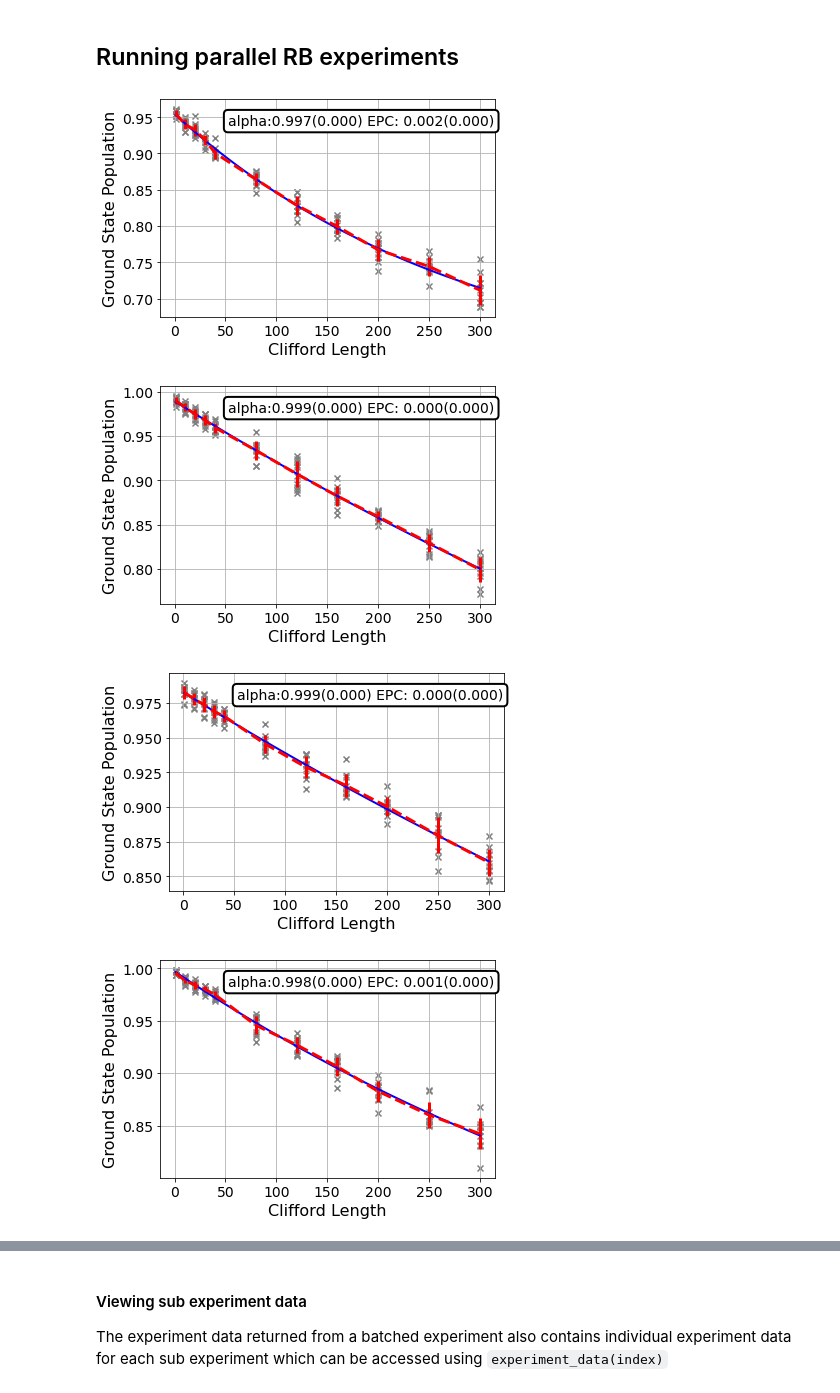
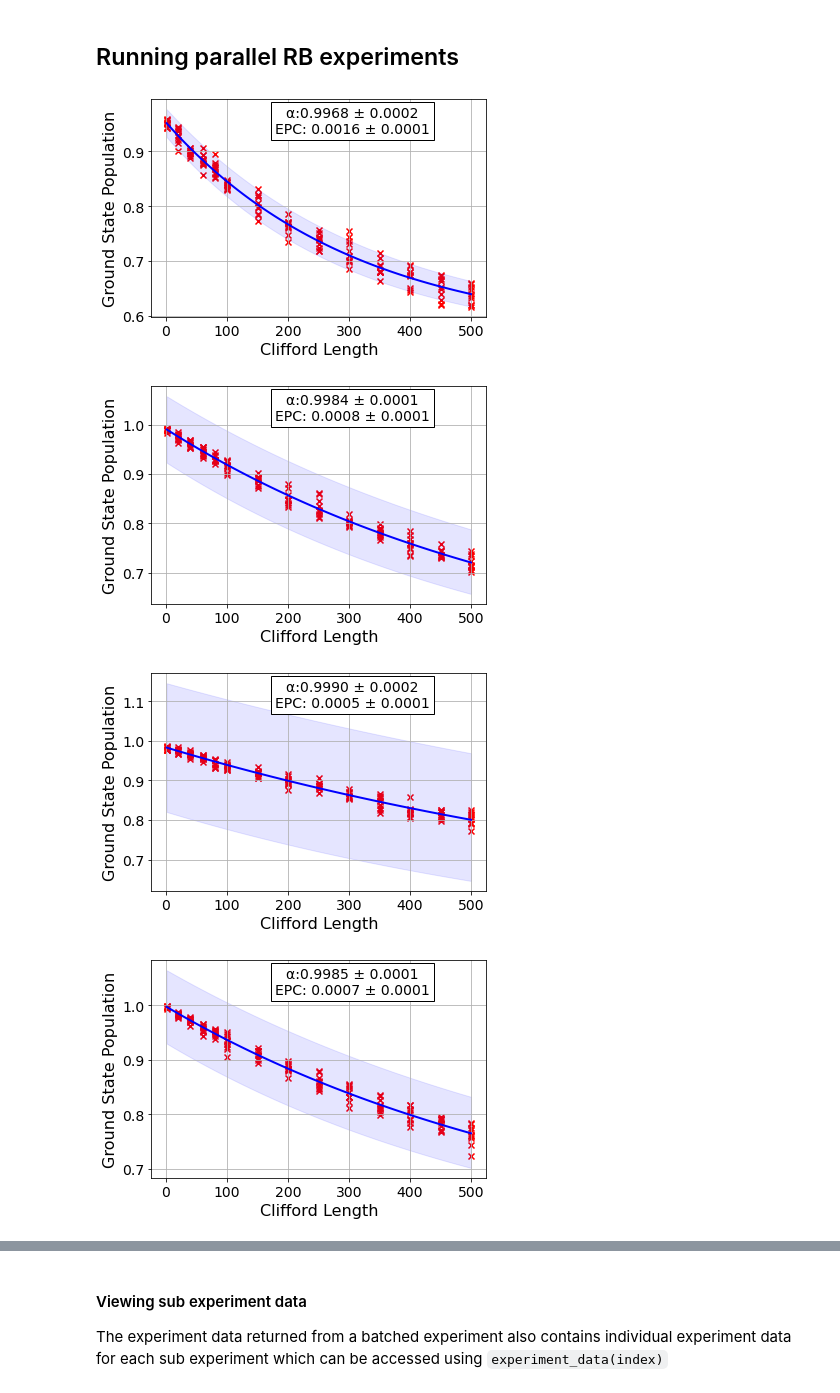
Before and after one commit to chriseclectic/qiskit-experiments, a Jupyter notebook: qiskit_experiments/randomized_benchmarking/rb_example.ipynb, the cells around one changed output, grey strips where cells are left out. Saved outputs shown, nothing was run; the diff lists cells and outputs as text; code cells hidden in the pictures.

Commit message:
Update RB to use curve fit analysis

```diff
--- a/qiskit_experiments/randomized_benchmarking/rb_example.ipynb
+++ b/qiskit_experiments/randomized_benchmarking/rb_example.ipynb
@@ -75,20 +79,20 @@ Last Analysis Result
 # %% [markdown]
 ## Running parallel RB experiments
 # %%
-lengths = [1, 10, 20, 30, 40, 80, 120, 160, 200, 250, 300]
+lengths = [1, 20, 40, 60, 80, 100, 150, 200, 250, 300, 350, 400, 450, 500]
 num_samples = 10
 seed1 = 1010
 
 exps = [rb.RBExperiment([i], lengths, num_samples=num_samples, seed=seed + i)
         for i in range(5)]
 
 par_exp = qe.composite.ParallelExperiment(exps)
 par_expdata = par_exp.run(backend)
 
 # View result
 par_expdata
 # %% [output]
-[figure, old version]
+[figure, new version]
-[figure, old version]
+[figure, new version]
-[figure, old version]
+[figure, new version]
-[figure, old version]
+[figure, new version]
```
Also changed, not shown: parts of 4 cells of this notebook, 2 other files.
